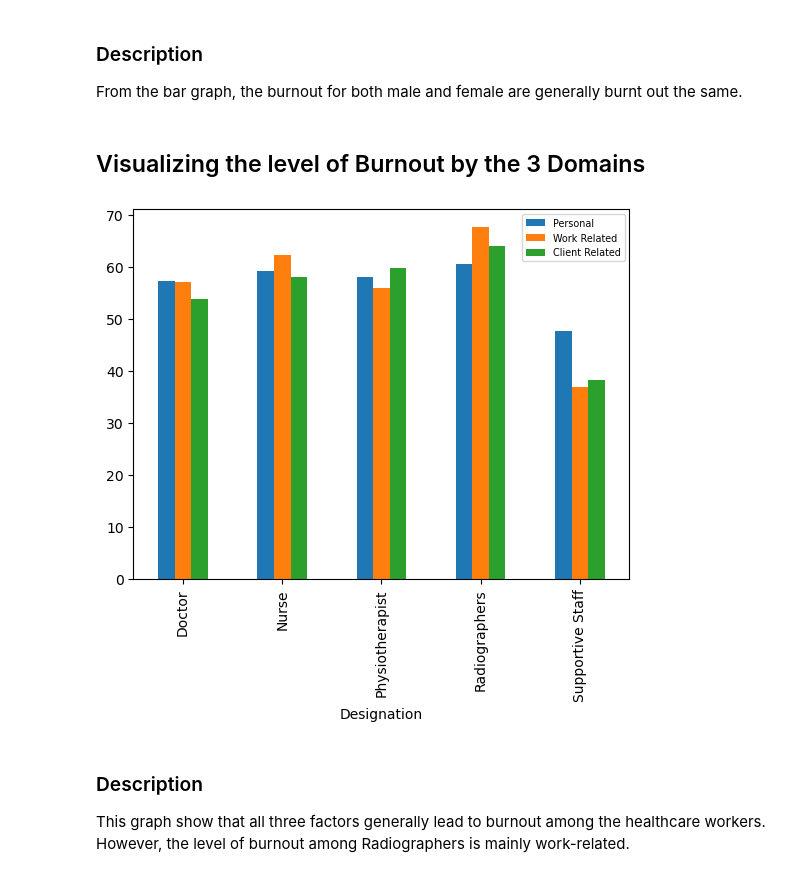
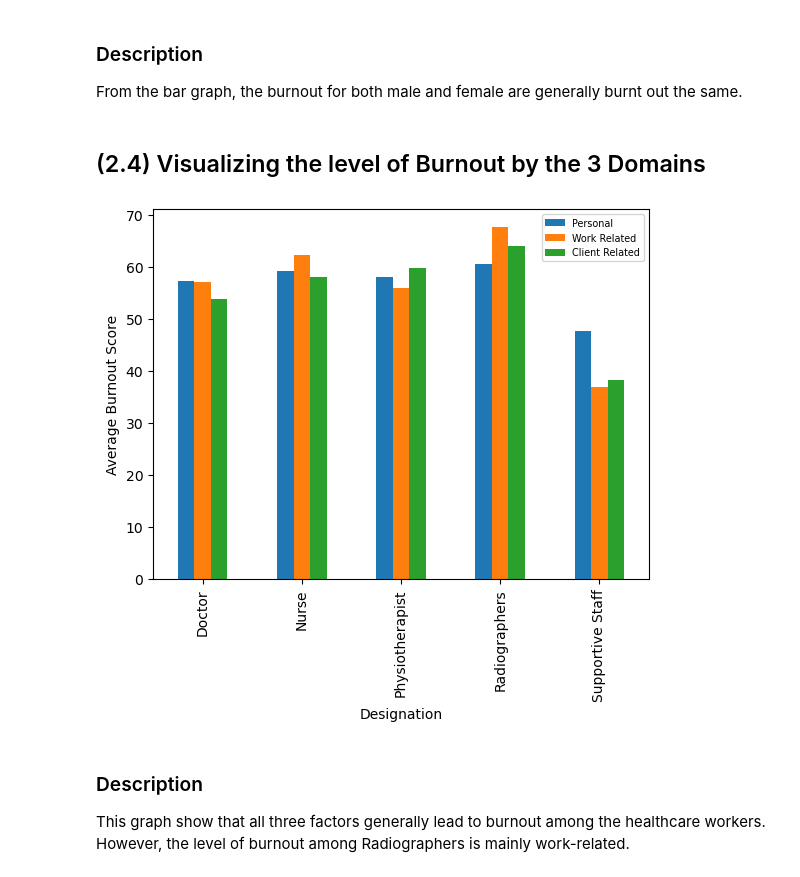
Before and after one commit to aidentariku/Happy-Healthcare-Workers-Coalition, a Jupyter notebook: Main_Burnout_Assembly.ipynb, the cells around one changed output. Saved outputs shown, nothing was run; the diff lists cells and outputs as text; code cells hidden in the pictures.

Commit message:
updated main notebook

```diff
--- a/Main_Burnout_Assembly.ipynb
+++ b/Main_Burnout_Assembly.ipynb
@@ -25,5 +25,5 @@ import matplotlib.pyplot as plt
 %matplotlib inline
 # %%
 main_file = "Burn-Out-Questionnaire-cleaned-5.csv"
-burnout_df = pd.read_csv(file)
+burnout_df = pd.read_csv(main_file)
 # %% [markdown]
@@ -90,16 +109,17 @@ plt.show()
 ### Description
 From the bar graph, the burnout for both male and female are generally burnt out the same.
 # %% [markdown]
-## Visualizing the level of Burnout by the 3 Domains
+## (2.4) Visualizing the level of Burnout by the 3 Domains
 # %%
 final_df = burnout_df.copy().groupby('Designation')[['Domain 1', 'Domain 2', 'Domain 3']].mean(numeric_only=True)
 final_df.rename(columns={'Domain 1':'Personal', 'Domain 2':'Work Related', 'Domain 3': 'Client Related' }, inplace=True)
 # %%
 final_df.plot(kind='bar')
 plt.legend(fontsize='x-small')
+plt.ylabel('Average Burnout Score')
 plt.show()
 # %% [output]
-[figure, old version]
+[figure, new version]
 # %% [markdown]
 ### Description
 This graph show that all three factors generally lead to burnout among the healthcare workers. However, the level of burnout among Radiographers is mainly work-related.
```
Also changed, not shown: parts of 26 cells of this notebook.
